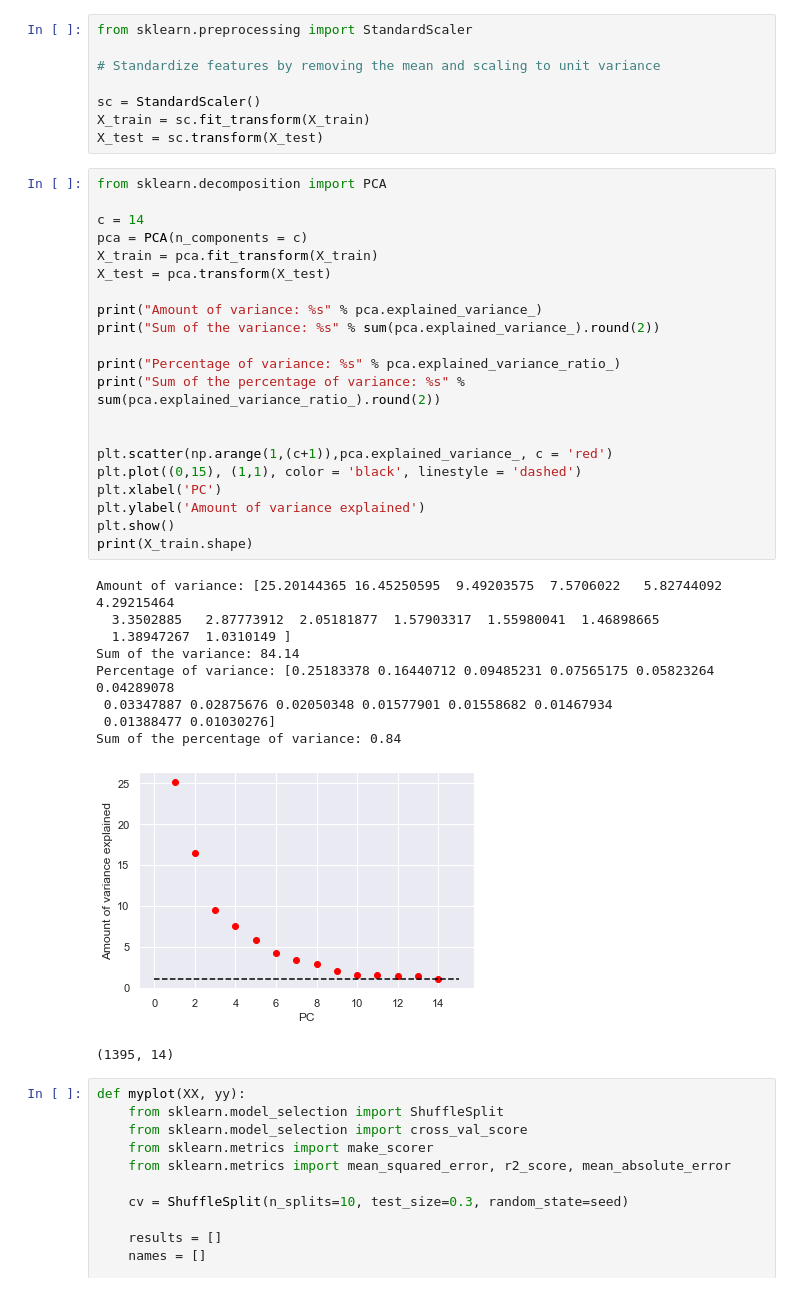
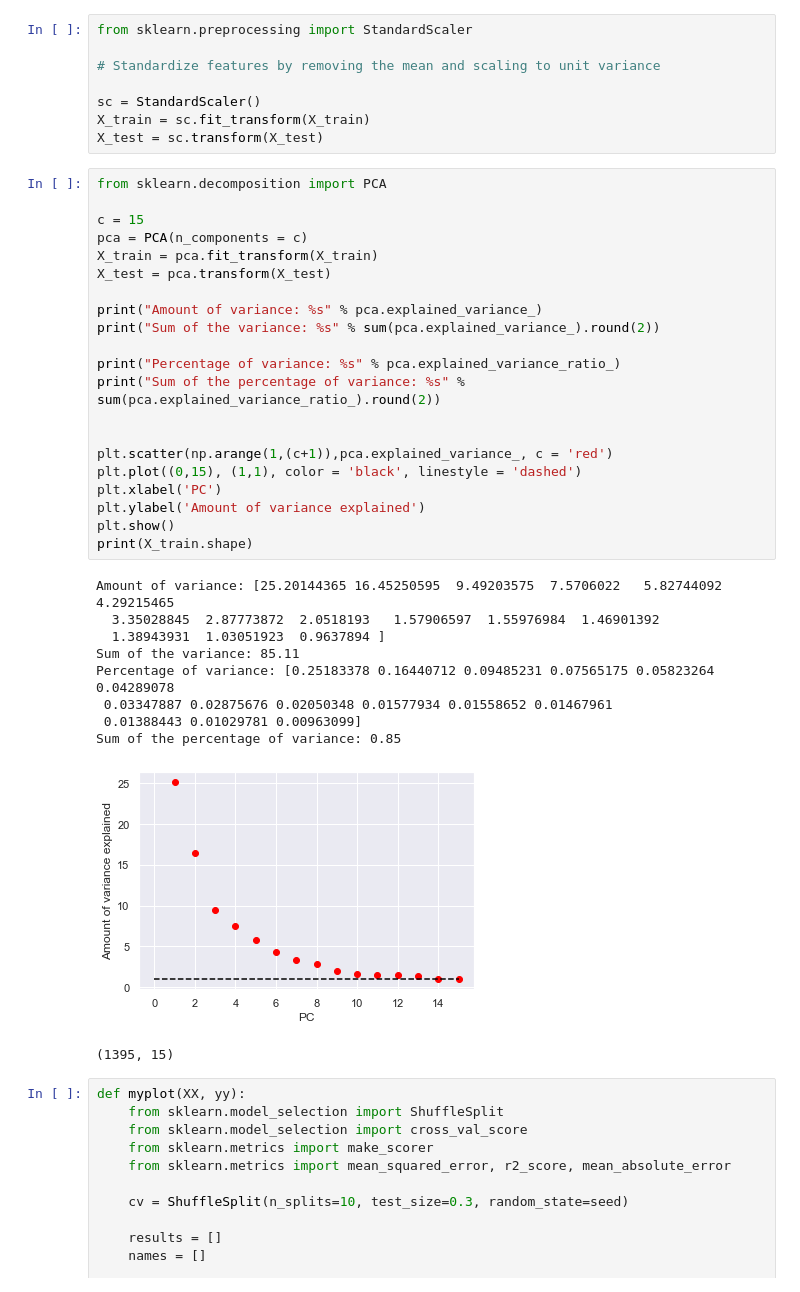
Before and after one commit to aditya0520/Regression-Analysis-of-Crime-Data, a Jupyter notebook: final.ipynb, the cells around one changed output. Saved outputs shown, nothing was run; the diff lists cells and outputs as text.

```diff
--- a/final.ipynb
+++ b/final.ipynb
@@ -263,35 +261,35 @@ X_test = sc.transform(X_test)
 # %%
 from sklearn.decomposition import PCA
 
-c = 14
+c = 15
 pca = PCA(n_components = c)
 X_train = pca.fit_transform(X_train)
 X_test = pca.transform(X_test)
 
 print("Amount of variance: %s" % pca.explained_variance_)
 print("Sum of the variance: %s" % sum(pca.explained_variance_).round(2))
 
 print("Percentage of variance: %s" % pca.explained_variance_ratio_)
 print("Sum of the percentage of variance: %s" % sum(pca.explained_variance_ratio_).round(2))
 
 
 plt.scatter(np.arange(1,(c+1)),pca.explained_variance_, c = 'red')
 plt.plot((0,15), (1,1), color = 'black', linestyle = 'dashed')
 plt.xlabel('PC')
 plt.ylabel('Amount of variance explained')
 plt.show()
 print(X_train.shape)
 # %% [output]
-Amount of variance: [25.20144365 16.45250595  9.49203575  7.5706022   5.82744092  4.29215464
-  3.3502885   2.87773912  2.05181877  1.57903317  1.55980041  1.46898665
-  1.38947267  1.0310149 ]
-Sum of the variance: 84.14
+Amount of variance: [25.20144365 16.45250595  9.49203575  7.5706022   5.82744092  4.29215465
+  3.35028845  2.87773872  2.0518193   1.57906597  1.55976984  1.46901392
+  1.38943931  1.03051923  0.9637894 ]
+Sum of the variance: 85.11
 Percentage of variance: [0.25183378 0.16440712 0.09485231 0.07565175 0.05823264 0.04289078
- 0.03347887 0.02875676 0.02050348 0.01577901 0.01558682 0.01467934
- 0.01388477 0.01030276]
-Sum of the percentage of variance: 0.84
+ 0.03347887 0.02875676 0.02050348 0.01577934 0.01558652 0.01467961
+ 0.01388443 0.01029781 0.00963099]
+Sum of the percentage of variance: 0.85
-[figure, old version]
+[figure, new version]
-(1395, 14)
+(1395, 15)
 # %%
 def myplot(XX, yy):
     from sklearn.model_selection import ShuffleSplit
```
Also changed, not shown: parts of 22 cells of this notebook.
